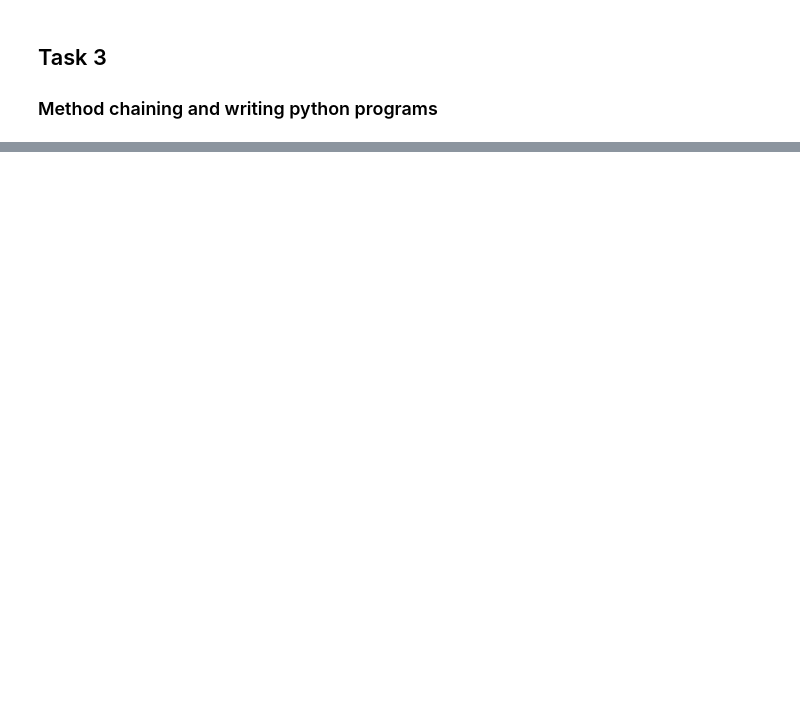
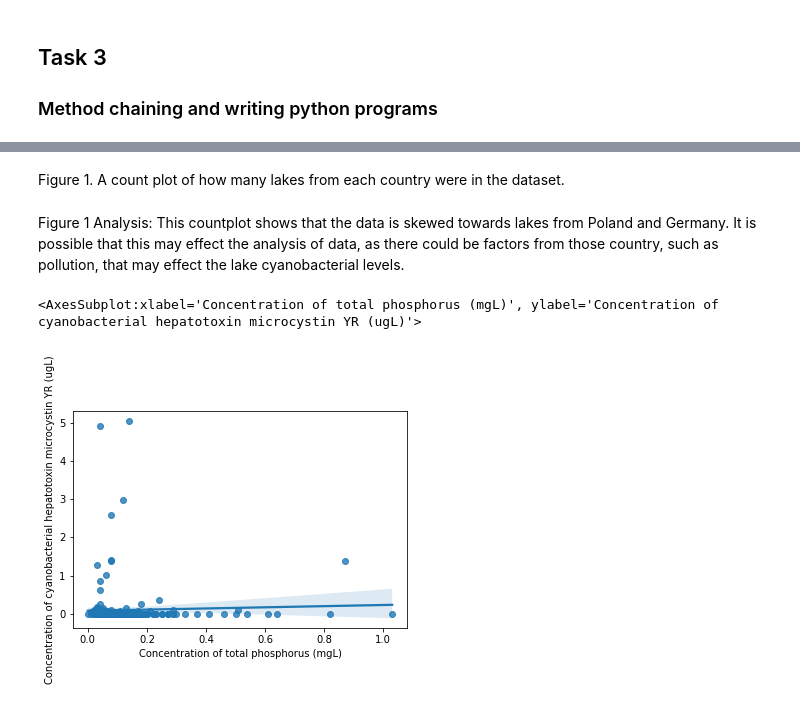
Before and after one commit to ubco-W2021T1-data301/project-group50-project, a Jupyter notebook: notebooks/analysis3.ipynb, the cells around one changed output, grey strips where cells are left out. Saved outputs shown, nothing was run; the diff lists cells and outputs as text; code cells hidden in the pictures; blank space fills up the shorter version.

```diff
--- a/notebooks/analysis3.ipynb
+++ b/notebooks/analysis3.ipynb
@@ -420,0 +279,10 @@ Figure 1 Analaysis
+# %% [markdown]
+Figure 1. A count plot of how many lakes from each country were in the dataset.
+# %% [markdown]
+Figure 1 Analysis:
+This countplot shows that the data is skewed towards lakes from Poland and Germany. It is possible that this may effect the analysis of data, as there could be factors from those country, such as pollution, that may effect the lake cyanobacterial levels.
+# %%
+sns.regplot(x='Concentration of total phosphorus (mgL)', y='Concentration of cyanobacterial hepatotoxin microcystin YR (ugL)', data=ldr)
+# %% [output]
+<AxesSubplot:xlabel='Concentration of total phosphorus (mgL)', ylabel='Concentration of cyanobacterial hepatotoxin microcystin YR (ugL)'>
+[figure, added]
```
Also changed, not shown: parts of 45 cells of this notebook, 1 other file.
